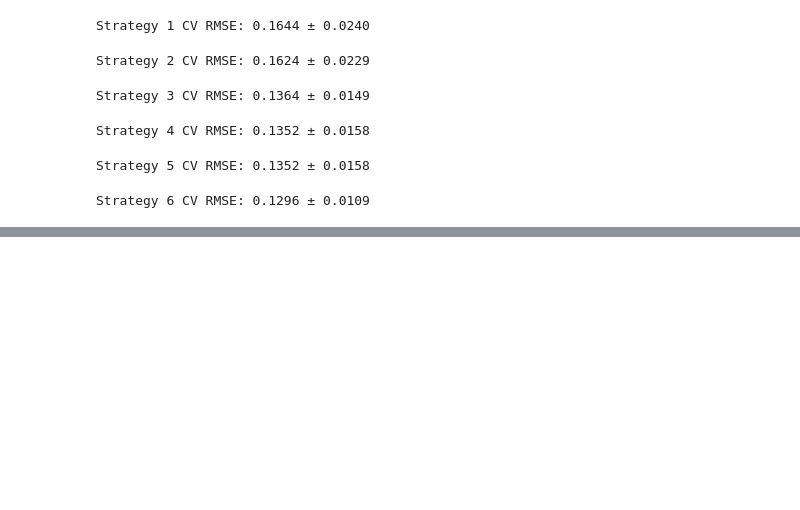
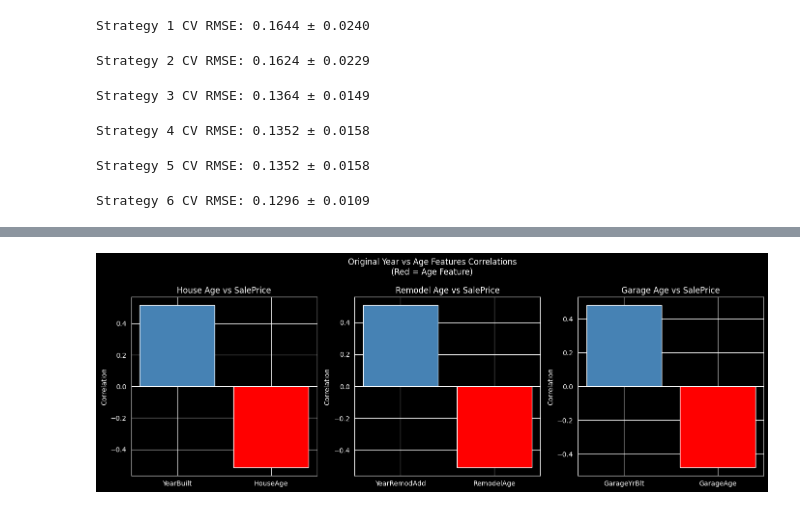
Before and after one commit to lukaxizo5/House-Prices, a Jupyter notebook: model_experiment.ipynb, the cells around one changed output, grey strips where cells are left out. Saved outputs shown, nothing was run; the diff lists cells and outputs as text; code cells hidden in the pictures; blank space fills up the shorter version.

```diff
--- a/model_experiment.ipynb
+++ b/model_experiment.ipynb
@@ -584,0 +629,40 @@ with mlflow.start_run(run_name="cleaning_s6_drop45_median_ordinal_ohe_no_outlier
+# %%
+# Compare age features vs original year features
+fig, axes = plt.subplots(1, 3, figsize=(14, 5))
+
+# HouseAge vs YearBuilt
+age_corrs_house = {
+    'YearBuilt': train_df['YearBuilt'].corr(train_df['SalePrice']),
+    'HouseAge': (train_df['YrSold'] - train_df['YearBuilt']).corr(train_df['SalePrice'])
+}
+colors = ['steelblue', 'red']
+axes[0].bar(age_corrs_house.keys(), age_corrs_house.values(), color=colors)
+axes[0].set_title('House Age vs SalePrice')
+axes[0].set_ylabel('Correlation')
+
+# RemodelAge vs YearRemodAdd
+age_corrs_remod = {
+    'YearRemodAdd': train_df['YearRemodAdd'].corr(train_df['SalePrice']),
+    'RemodelAge': (train_df['YrSold'] - train_df['YearRemodAdd']).corr(train_df['SalePrice'])
+}
+colors = ['steelblue', 'red']
+axes[1].bar(age_corrs_remod.keys(), age_corrs_remod.values(), color=colors)
+axes[1].set_title('Remodel Age vs SalePrice')
+axes[1].set_ylabel('Correlation')
+
+# GarageAge vs GarageYrBlt
+age_corrs_garage = {
+    'GarageYrBlt': train_df['GarageYrBlt'].corr(train_df['SalePrice']),
+    'GarageAge': (train_df['YrSold'] - train_df['GarageYrBlt']).corr(train_df['SalePrice'])
+}
+colors = ['steelblue', 'red']
+axes[2].bar(age_corrs_garage.keys(), age_corrs_garage.values(), color=colors)
+axes[2].set_title('Garage Age vs SalePrice')
+axes[2].set_ylabel('Correlation')
+
+plt.suptitle('Original Year vs Age Features Correlations\n(Red = Age Feature)')
+plt.tight_layout()
+plt.savefig('images/age_feature_correlations.png', bbox_inches='tight', dpi=150)
+plt.show()
+# %% [output]
+[figure, added]
```
Also changed, not shown: parts of 61 cells of this notebook, 15 other files.
